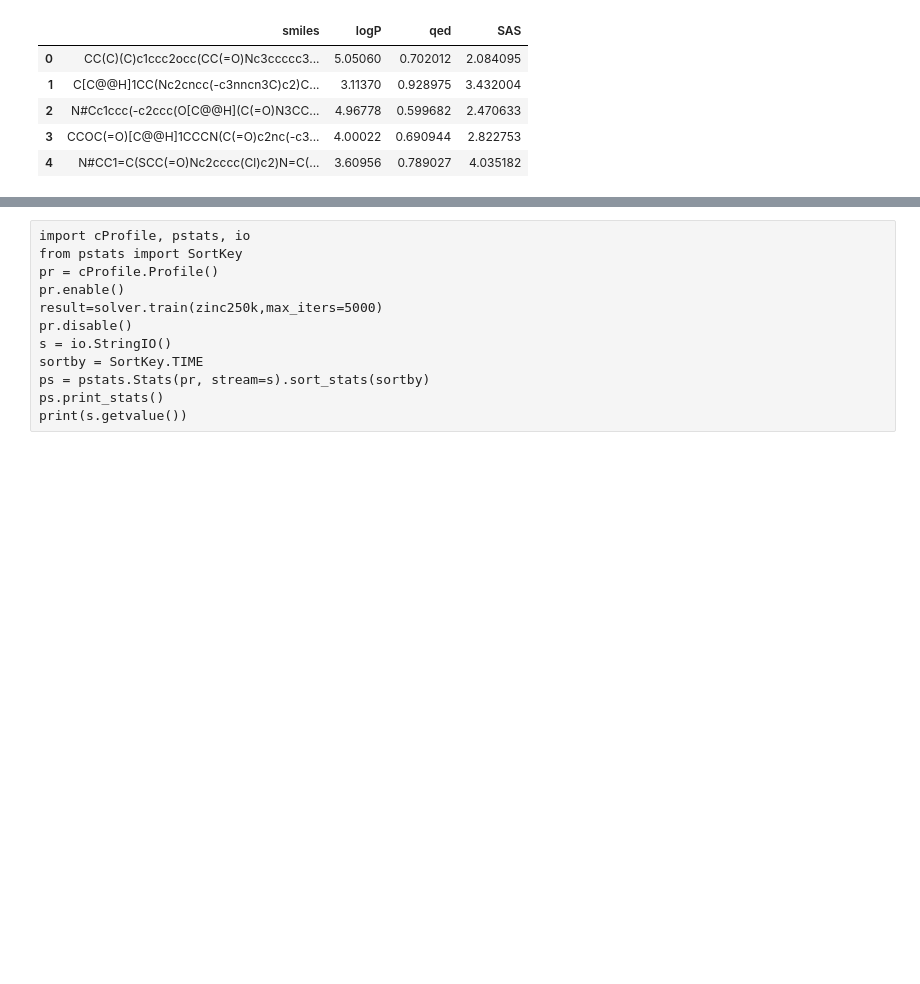
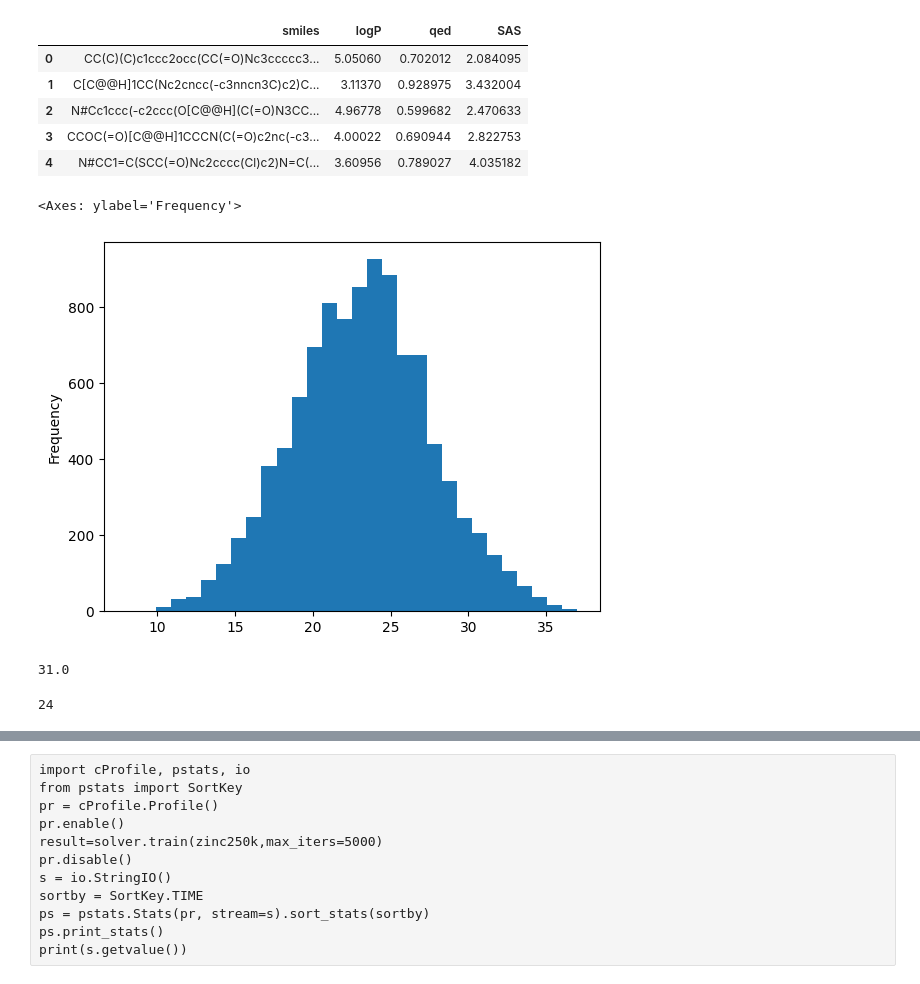
Before and after one commit to UmarZein/MolGAN_Impl, a Jupyter notebook: main.ipynb, the cells around one changed output, grey strips where cells are left out. Cells and saved outputs as stored; diff of their text form; code cells hidden in the pictures; blank space fills up the shorter version.

```diff
--- a/main.ipynb
+++ b/main.ipynb
@@ -46,6 +51,22 @@ zinc250k.head(5)
 | 2 | N#Cc1ccc(-c2ccc(O[C@@H](C(=O)N3CC... | 4.96778 | 0.599682 | 2.470633 |
 | 3 | CCOC(=O)[C@@H]1CCCN(C(=O)c2nc(-c3... | 4.00022 | 0.690944 | 2.822753 |
 | 4 | N#CC1=C(SCC(=O)Nc2cccc(Cl)c2)N=C(... | 3.60956 | 0.789027 | 4.035182 |
+# %%
+zinc250kmols=zinc250k['smiles'].apply(Chem.MolFromSmiles)
+# %%
+tmp=zinc250kmols.apply(lambda x:x.GetNumAtoms())
+tmp.plot.hist(bins=tmp.nunique())
+# %% [output]
+<Axes: ylabel='Frequency'>
+[figure, added]
+# %%
+tmp.quantile(0.95)
+# %% [output]
+31.0
+# %%
+(zinc250kmols[0]).GetNumAtoms()
+# %% [output]
+24
 # %%
 logp_scale=zinc250k['logP'].quantile([0.05,0.95]).values
 qed_scale=zinc250k['qed'].quantile([0.05,0.95]).values
```
Also changed, not shown: parts of 26 cells of this notebook, 6 other files.
